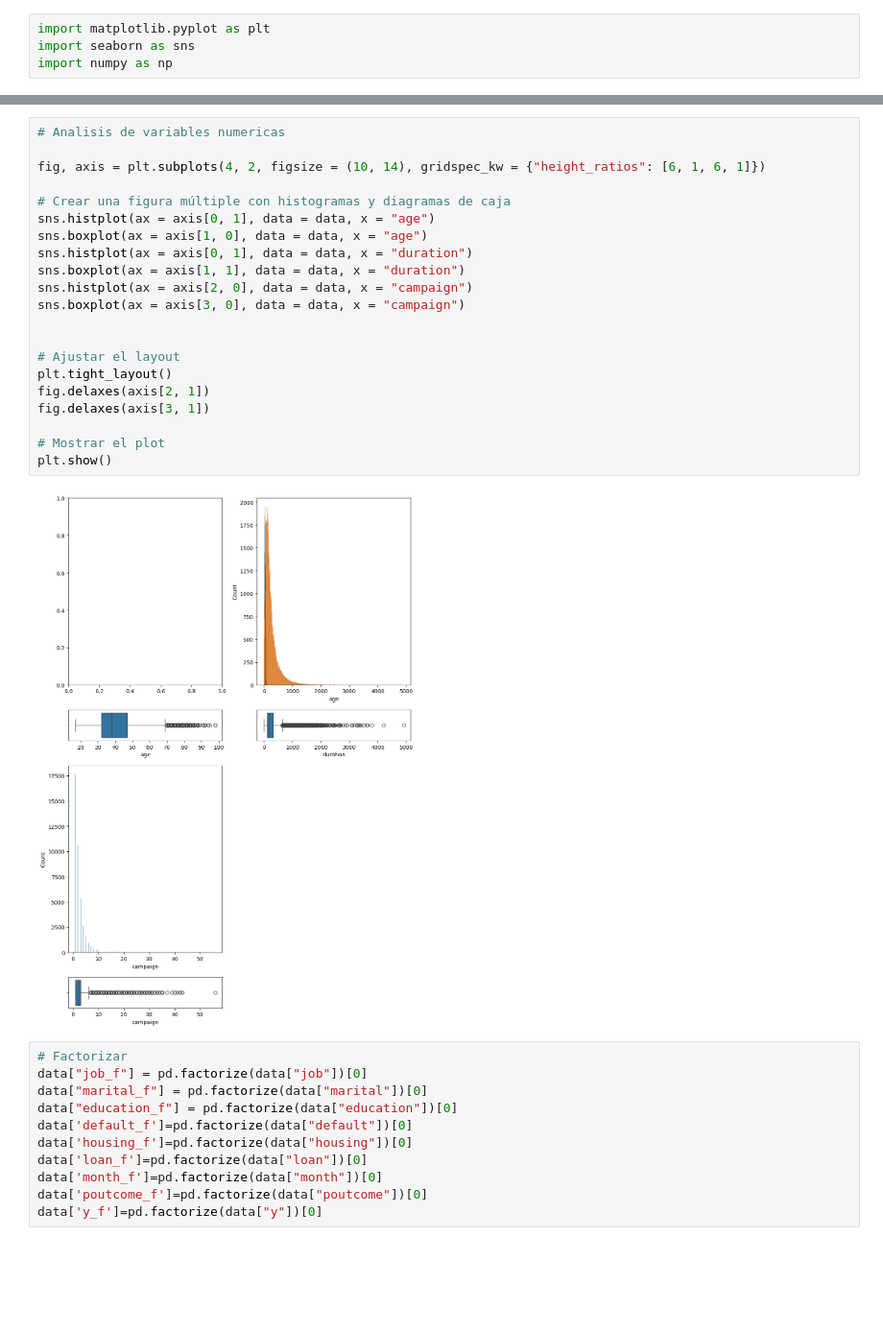
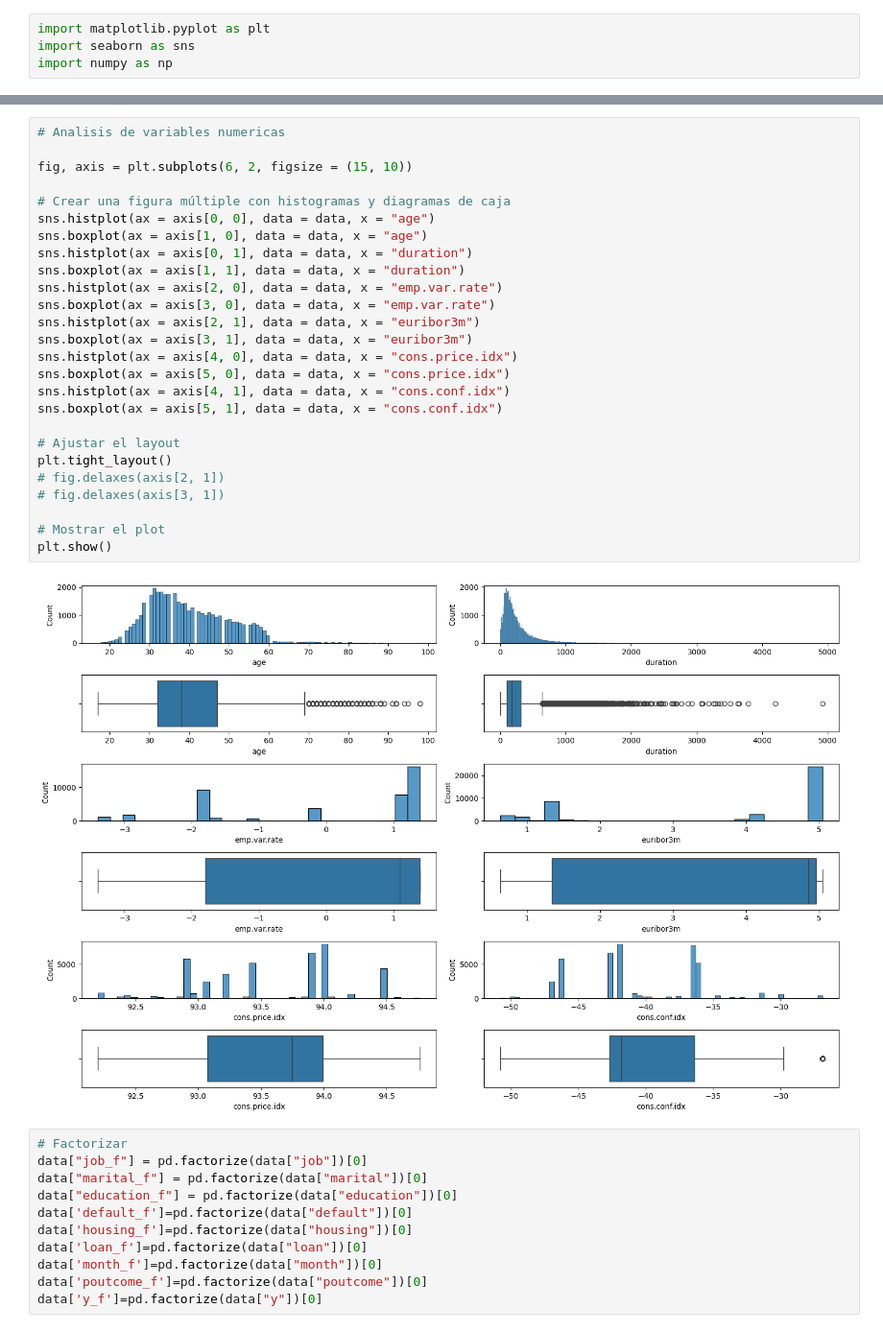
Before and after one commit to amalia1501/Ejercicio-y-Tutorial-de-Regresion-Logistica, a Jupyter notebook: src/explore.ipynb, the cells around one changed output, grey strips where cells are left out. Shown at 96% size. Cells and saved outputs as stored; diff of their text form; blank space fills up the shorter version.

```diff
--- a/src/explore.ipynb
+++ b/src/explore.ipynb
@@ -199,26 +199,31 @@ plt.show()
 # %%
 # Analisis de variables numericas
 
-fig, axis = plt.subplots(4, 2, figsize = (10, 14), gridspec_kw = {"height_ratios": [6, 1, 6, 1]})
+fig, axis = plt.subplots(6, 2, figsize = (15, 10))
 
 # Crear una figura múltiple con histogramas y diagramas de caja
-sns.histplot(ax = axis[0, 1], data = data, x = "age")
+sns.histplot(ax = axis[0, 0], data = data, x = "age")
 sns.boxplot(ax = axis[1, 0], data = data, x = "age")
 sns.histplot(ax = axis[0, 1], data = data, x = "duration")
 sns.boxplot(ax = axis[1, 1], data = data, x = "duration")
-sns.histplot(ax = axis[2, 0], data = data, x = "campaign")
-sns.boxplot(ax = axis[3, 0], data = data, x = "campaign")
-
+sns.histplot(ax = axis[2, 0], data = data, x = "emp.var.rate")
+sns.boxplot(ax = axis[3, 0], data = data, x = "emp.var.rate")
+sns.histplot(ax = axis[2, 1], data = data, x = "euribor3m")
+sns.boxplot(ax = axis[3, 1], data = data, x = "euribor3m")
+sns.histplot(ax = axis[4, 0], data = data, x = "cons.price.idx")
+sns.boxplot(ax = axis[5, 0], data = data, x = "cons.price.idx")
+sns.histplot(ax = axis[4, 1], data = data, x = "cons.conf.idx")
+sns.boxplot(ax = axis[5, 1], data = data, x = "cons.conf.idx")
 
 # Ajustar el layout
 plt.tight_layout()
-fig.delaxes(axis[2, 1])
-fig.delaxes(axis[3, 1])
+# fig.delaxes(axis[2, 1])
+# fig.delaxes(axis[3, 1])
 
 # Mostrar el plot
 plt.show()
 # %% [output]
-[figure, old version]
+[figure, new version]
 # %%
 # Factorizar
 data["job_f"] = pd.factorize(data["job"])[0]
```
Also changed, not shown: parts of 10 cells of this notebook, 2 other files.
